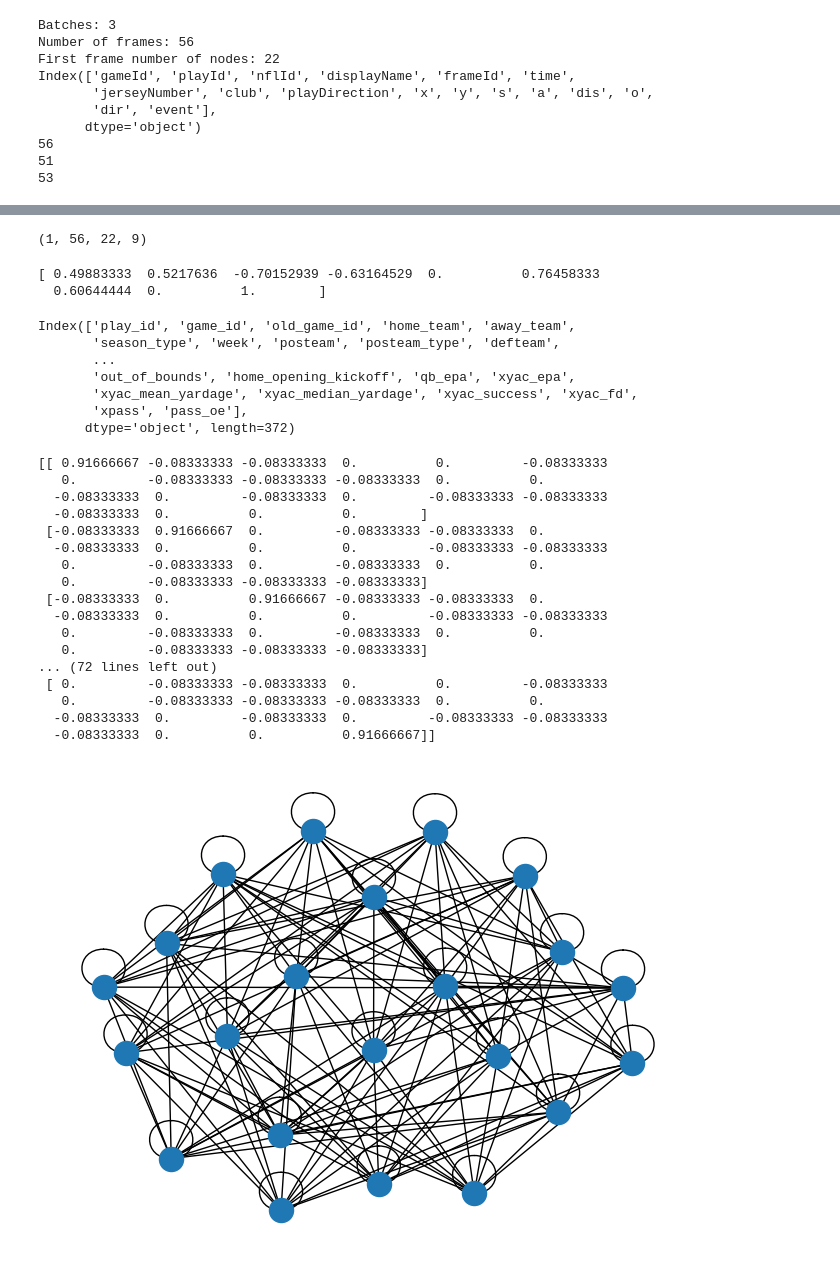
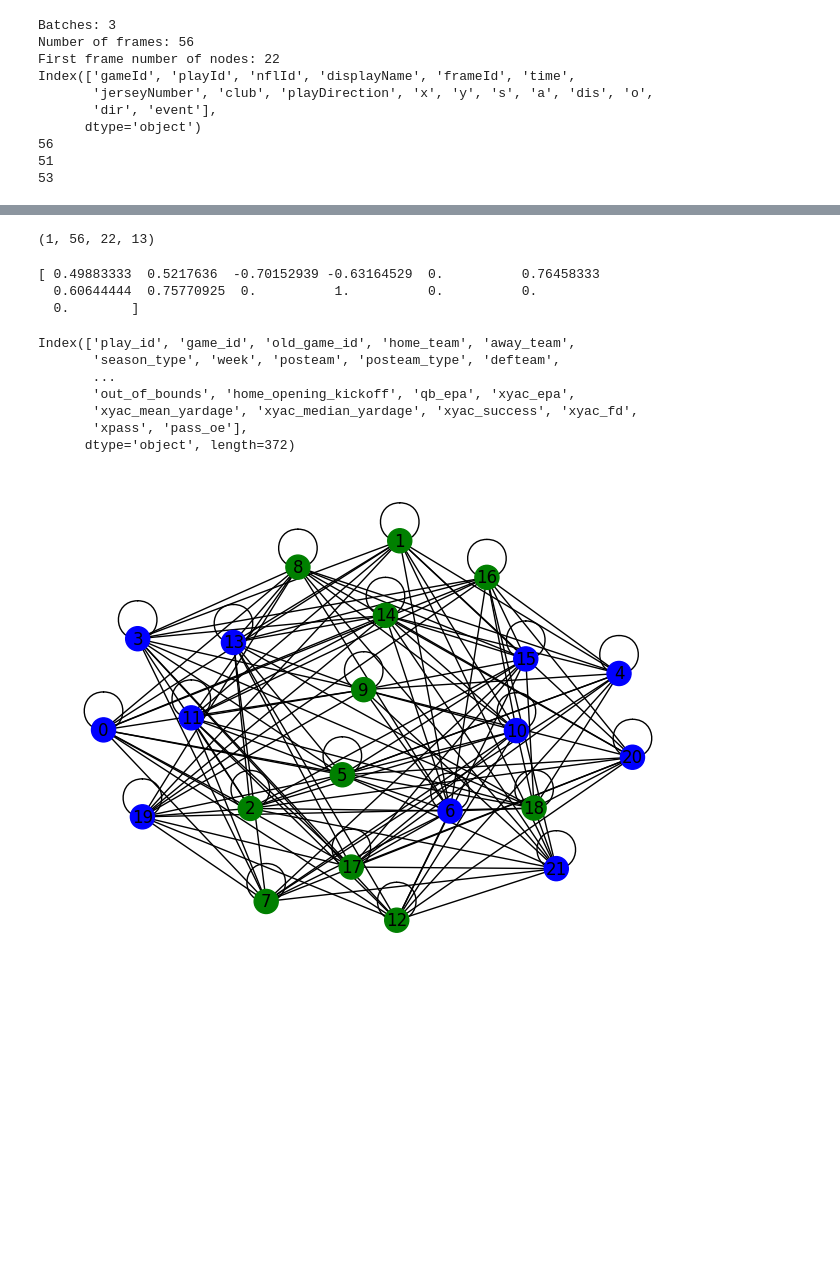
Before and after one commit to jvalderr239/GCN, a Jupyter notebook: notebooks/data_visualization.ipynb, the cells around one changed output, grey strips where cells are left out. Drawn from its saved outputs; the diff is of its cells as text; code cells hidden in the pictures; blank space fills up the shorter version.

```diff
--- a/notebooks/data_visualization.ipynb
+++ b/notebooks/data_visualization.ipynb
@@ -165,6 +170,14 @@ for lst_of_frames in frame_data:
         frame = frames.sort_values(by="nflId")
         merged_games = pd.merge(games_df, frame, left_on='gameId', right_on='gameId')
         merged_plays = pd.merge(plays_df, frame, left_on=['gameId','playId'], right_on=['gameId','playId'])
+        merged_tackles = pd.merge(
+            tackles_df,
+            frame,
+            left_on=['gameId','playId'],
+            right_on=['gameId','playId'],
+            suffixes=["_tackler", None]
+        )
+        player_attributes = players_df.set_index("nflId")
         x_vals = frame[["x"]].values / 120
         y_vals = frame[["y"]].values / 53.3
         s_vals = (frame[["s"]] - lst_of_frames[0][["s"]].mean())/lst_of_frames[0][["s"]].std()
@@ -172,10 +185,17 @@ for lst_of_frames in frame_data:
         dis_vals = frame[["dis"]].values
         o_vals = frame[["o"]].values / 360
         dir_vals = frame[["dir"]].values / 360
+        weight_vals = ((
+            player_attributes.loc[frame["nflId"]]["weight"].values - player_attributes["weight"].values.min()) /
+        (player_attributes["weight"].values.max() -player_attributes["weight"].values.min()))[..., np.newaxis]
         is_home = np.where(merged_games["homeTeamAbbr"].values  == merged_games["club"].values, 1, 0)[..., np.newaxis]
         is_in_possesion = np.where(merged_plays["possessionTeam"].values  == merged_plays["club"].values, 1, 0)[..., np.newaxis]
+        is_ball_carrier = np.where(merged_plays["nflId"].values  == merged_plays["ballCarrierId"].values, 1, 0)[..., np.newaxis]
+        is_involved = np.isin(frame[["nflId"]].values, merged_tackles["nflId_tackler"].unique())
+        is_tackle_play = frame[["event"]].isin(["tackle", "fumble", "first_contact"])
         current = np.concatenate(
-            [x_vals, y_vals, s_vals, a_vals, dis_vals, o_vals, dir_vals, is_home, is_in_possesion],
+            [x_vals, y_vals, s_vals, a_vals, dis_vals, o_vals, dir_vals, weight_vals,
+             is_home, is_in_possesion, is_ball_carrier, is_involved, is_tackle_play],
             axis=1
             )[np.newaxis, ...]
         # Generate sequences of frames (len_input_seq)
@@ -198,12 +225,13 @@ Index(['gameId', 'playId', 'nflId', 'displayName', 'frameId', 'time',
 # (batch_size, frame, num_nodes, num_features)
 print(data.shape)
 # %% [output]
-(1, 56, 22, 9)
+(1, 56, 22, 13)
 # %%
 print(data[0][0][0])
 # %% [output]
 [ 0.49883333  0.5217636  -0.70152939 -0.63164529  0.          0.76458333
-  0.60644444  0.          1.        ]
+  0.60644444  0.75770925  0.          1.          0.          0.
+  0.        ]
 # %%
 import nfl_data_py as nfl
 nfl.see_pbp_cols()
@@ -218,33 +259,21 @@ Index(['play_id', 'game_id', 'old_game_id', 'home_team', 'away_team',
 # %%
 adj = []
+cmap = []
 for elements in data[0][0]:
     current_element = []
     for other_elements in data[0][0]:
-        current_element.append(elements[-2] != other_elements[-2])
+        is_not_same_team = elements[-2] != other_elements[-2]
+        current_element.append(is_not_same_team)
+    if elements[-2]:
+        cmap.append('b')
+    else:
+        cmap.append('g')
     adj.append(current_element)
 # %%
 import networkx as nx
 A=np.matrix(adj) + np.identity(len(adj))
 G = nx.Graph(np.array(A))
 A = nx.normalized_laplacian_matrix(G).toarray()
-print(A)
-nx.draw(G)
+nx.draw(G, node_color=cmap, with_labels=True)
 # %% [output]
-[[ 0.91666667 -0.08333333 -0.08333333  0.          0.         -0.08333333
-   0.         -0.08333333 -0.08333333 -0.08333333  0.          0.
-  -0.08333333  0.         -0.08333333  0.         -0.08333333 -0.08333333
-  -0.08333333  0.          0.          0.        ]
- [-0.08333333  0.91666667  0.         -0.08333333 -0.08333333  0.
-  -0.08333333  0.          0.          0.         -0.08333333 -0.08333333
-   0.         -0.08333333  0.         -0.08333333  0.          0.
-   0.         -0.08333333 -0.08333333 -0.08333333]
- [-0.08333333  0.          0.91666667 -0.08333333 -0.08333333  0.
-  -0.08333333  0.          0.          0.         -0.08333333 -0.08333333
-   0.         -0.08333333  0.         -0.08333333  0.          0.
-   0.         -0.08333333 -0.08333333 -0.08333333]
-... (72 lines left out)
- [ 0.         -0.08333333 -0.08333333  0.          0.         -0.08333333
-   0.         -0.08333333 -0.08333333 -0.08333333  0.          0.
-  -0.08333333  0.         -0.08333333  0.         -0.08333333 -0.08333333
-  -0.08333333  0.          0.          0.91666667]]
-[figure, old version]
+[figure, new version]
```
Also changed, not shown: parts of 5 cells of this notebook, 6 other files.
